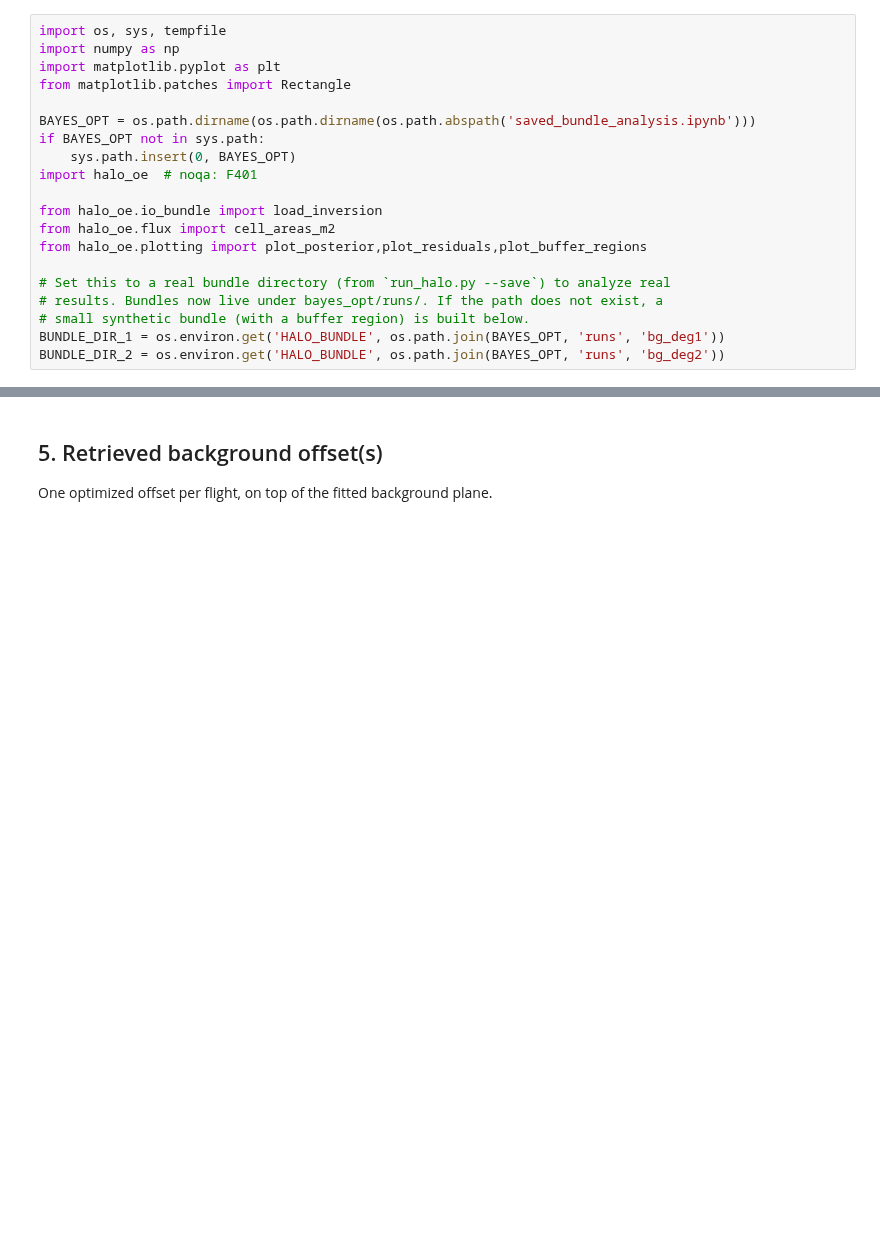
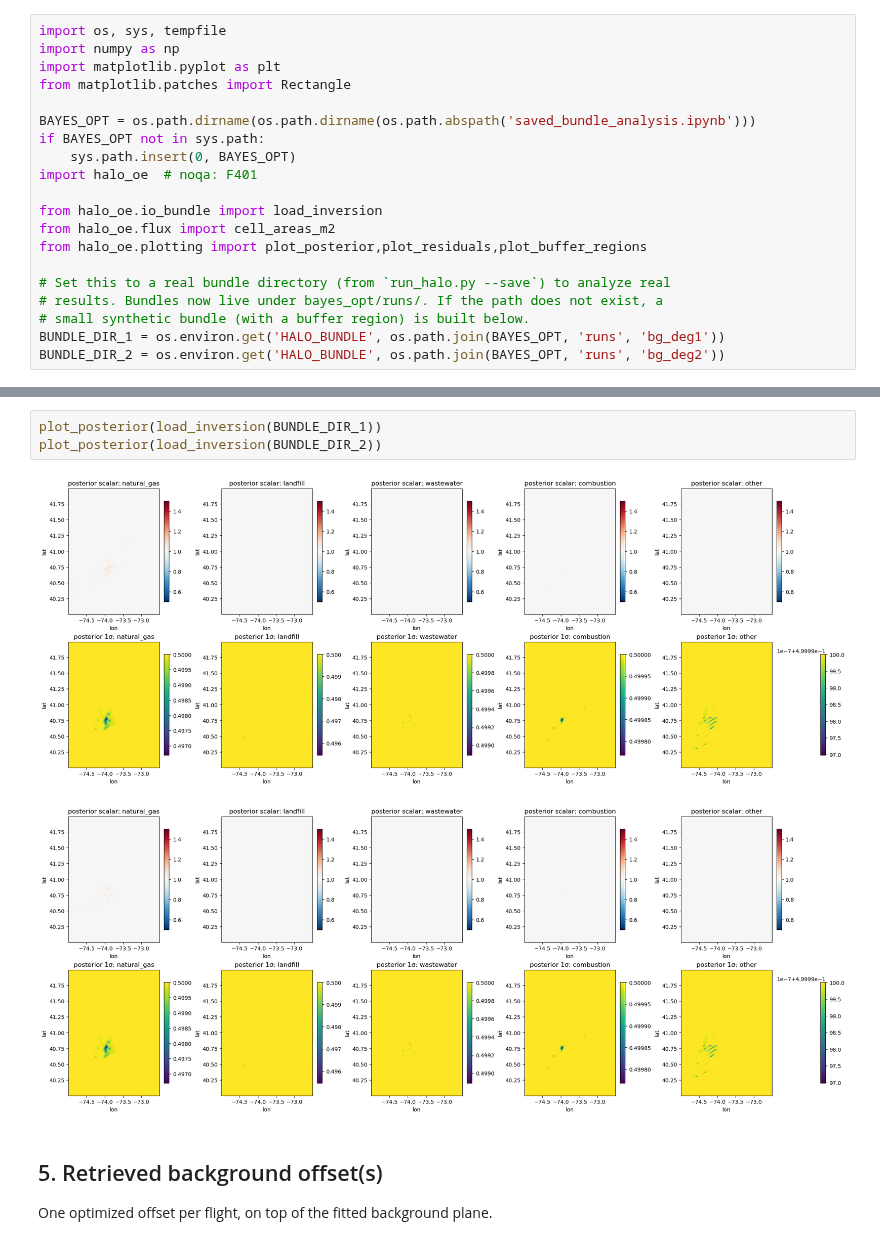
Before and after one commit to erselab/halo-nyc, a Jupyter notebook: bayes_opt/notebooks/sensitivity_analysis.ipynb, the cells around one changed output, grey strips where cells are left out. Cells and saved outputs as stored; diff of their text form; blank space fills up the shorter version.

```diff
--- a/bayes_opt/notebooks/sensitivity_analysis.ipynb
+++ b/bayes_opt/notebooks/sensitivity_analysis.ipynb
@@ -37,3 +51,9 @@ BUNDLE_DIR_2 = os.environ.get('HALO_BUNDLE', os.path.join(BAYES_OPT, 'runs', 'bg
+# %%
+plot_posterior(load_inversion(BUNDLE_DIR_1))
+plot_posterior(load_inversion(BUNDLE_DIR_2))
+# %% [output]
+[figure, added]
+[figure, added]
 # %% [markdown]
 ## 5. Retrieved background offset(s)
 
```
Also changed, not shown: parts of 7 cells of this notebook.
